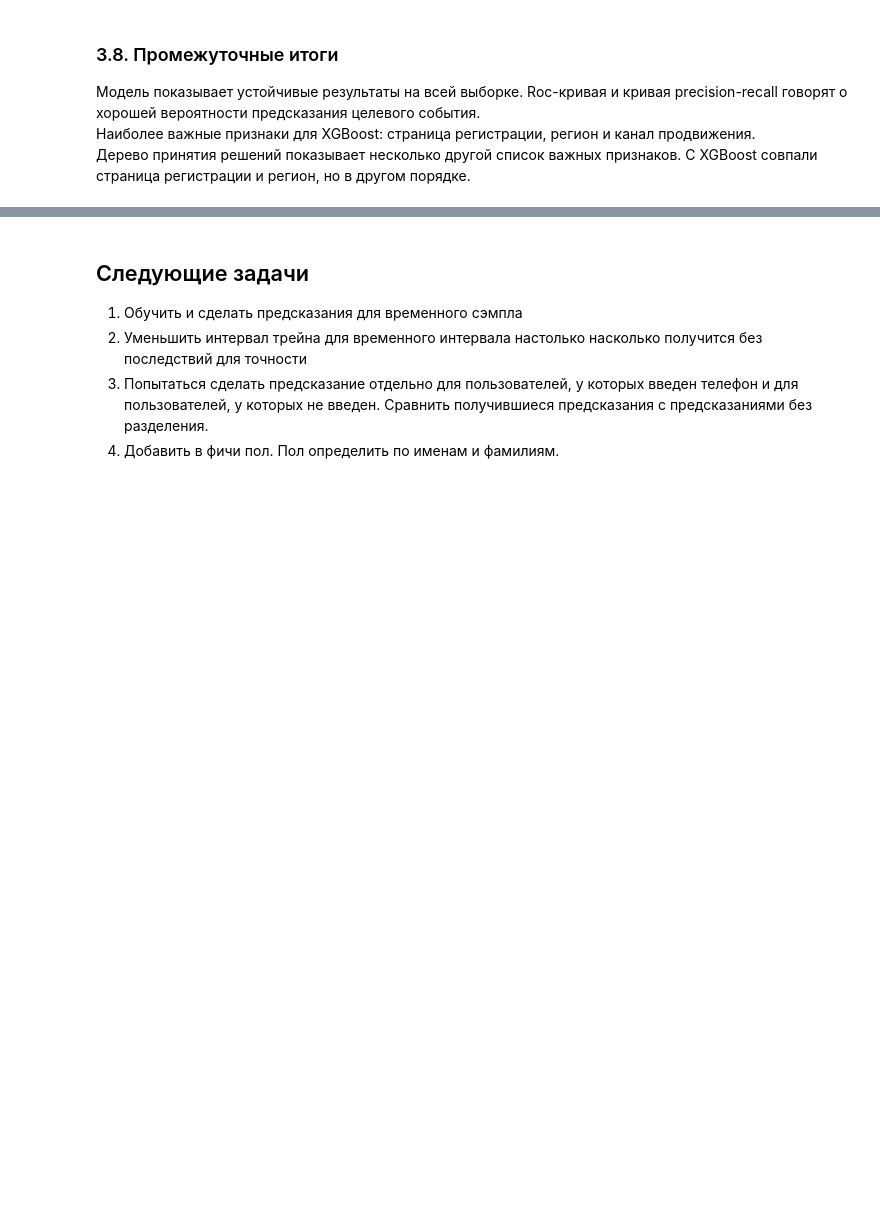
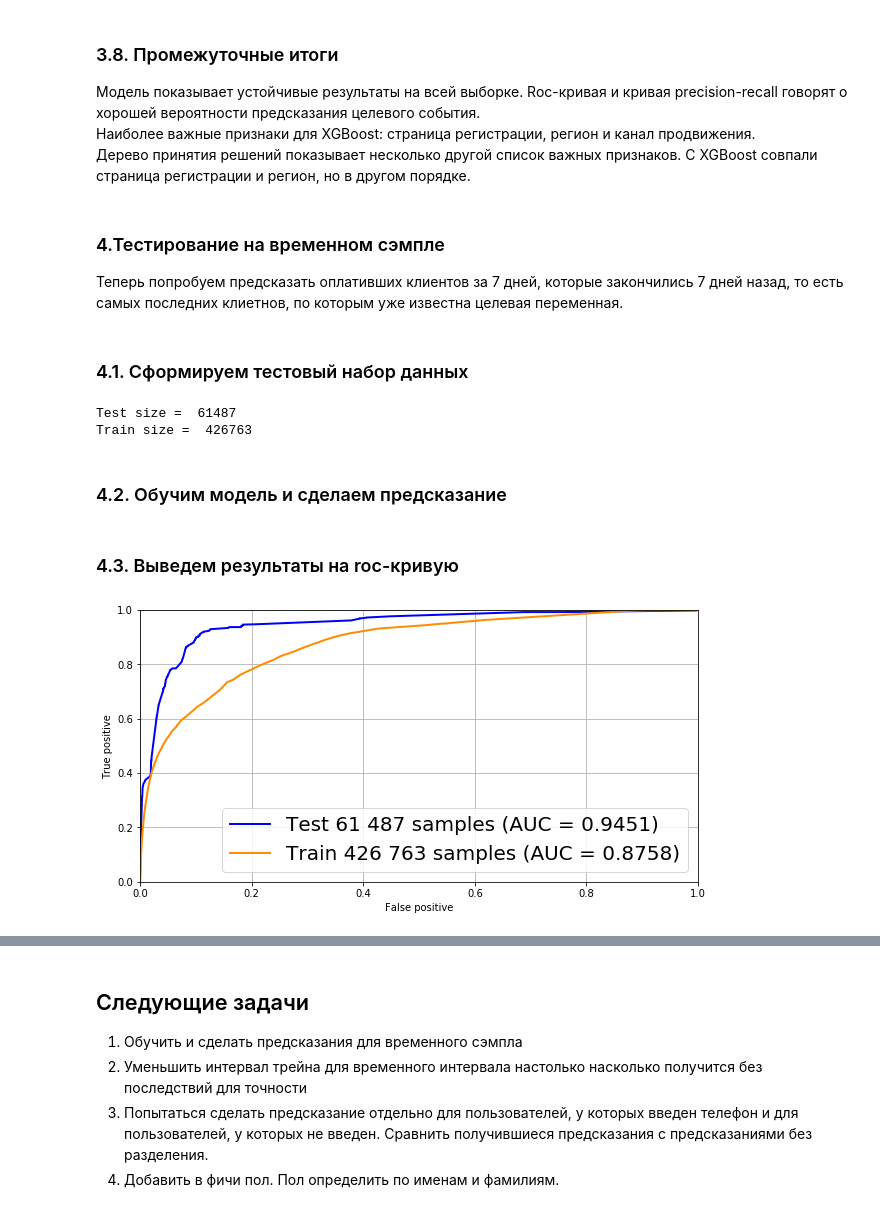
Before and after one commit to pastushenkoy/DataScientist, a Jupyter notebook: dip/model_new.ipynb, the cells around one changed output, grey strips where cells are left out. Saved outputs shown, nothing was run; the diff lists cells and outputs as text; code cells hidden in the pictures; blank space fills up the shorter version.

```diff
--- a/dip/model_new.ipynb
+++ b/dip/model_new.ipynb
@@ -367,3 +406,40 @@ node [shape=box, style="filled", color="black"] ;
 Модель показывает устойчивые результаты на всей выборке. Roc-кривая и кривая precision-recall говорят о хорошей вероятности предсказания целевого события. <br>
 Наиболее важные признаки для XGBoost: страница регистрации, регион и канал продвижения.<br>
 Дерево принятия решений показывает несколько другой список важных признаков. С XGBoost совпали страница регистрации и регион, но в другом порядке.
+# %% [markdown]
+### 4.Тестирование на временном сэмпле
+Теперь попробуем предсказать оплативших клиентов за 7 дней, которые закончились 7 дней назад, то есть самых последних клиетнов, по которым уже известна целевая переменная.
+# %% [markdown]
+### 4.1. Сформируем тестовый набор данных
+# %%
+max_reg_date = metabase_unload["sign_up_date"].max()
+edge_date1 = max_reg_date - datetime.timedelta(days=14)
+edge_date2 = max_reg_date - datetime.timedelta(days=7)
+# %%
+X_test = metabase_unload[(metabase_unload["sign_up_date"] >= edge_date1) & (metabase_unload["sign_up_date"] < edge_date2)]
+y_test = X_test['has_paid_in_7_day_after_sign_up']
+
+X_train = metabase_unload[metabase_unload["sign_up_date"] < edge_date1]
+y_train = X_train['has_paid_in_7_day_after_sign_up']
+# %%
+print('Test size = ', len(y_test))
+print('Train size = ', len(y_train))
+# %% [output]
+Test size =  61487
+Train size =  426763
+# %% [markdown]
+### 4.2. Обучим модель и сделаем предсказание
+# %%
+model_time = Model('has_paid_in_7_day_after_sign_up')
+model_time.fit(X_train, y_train)
+
+y_test_pred = model_time.predict_proba(X_test)
+y_train_pred = model_time.predict_proba(X_train)
+# %% [markdown]
+### 4.3. Выведем результаты на roc-кривую
+# %%
+fig = plt.figure(figsize=(10, 5))
+plot_roc_curve(y_test, y_test_pred, 'blue', 'Test')
+plot_roc_curve(y_train, y_train_pred, 'darkorange', 'Train')
+# %% [output]
+[figure, added]
```
Also changed, not shown: parts of 33 cells of this notebook.
